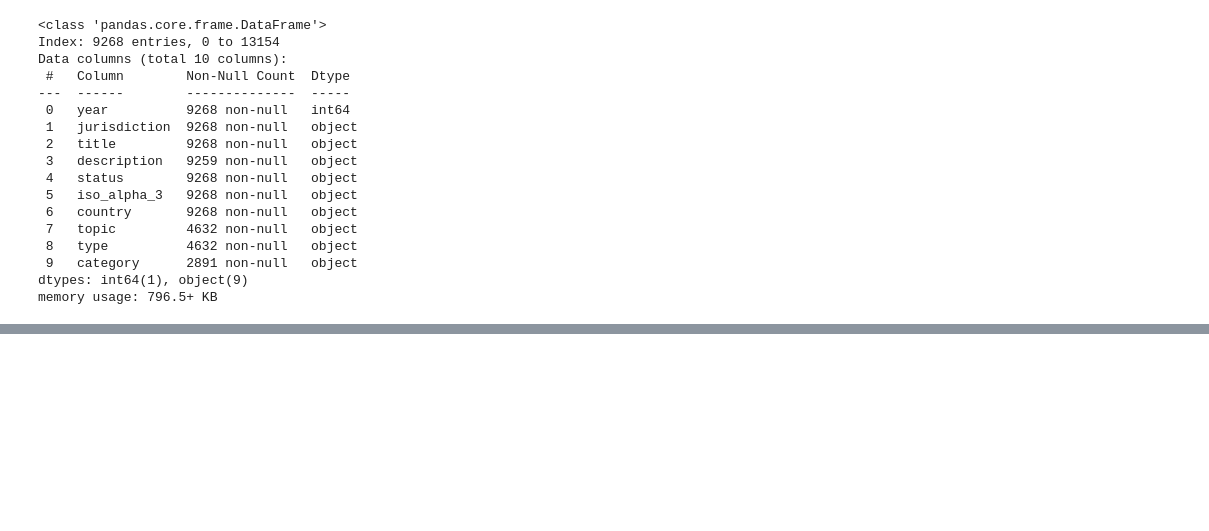
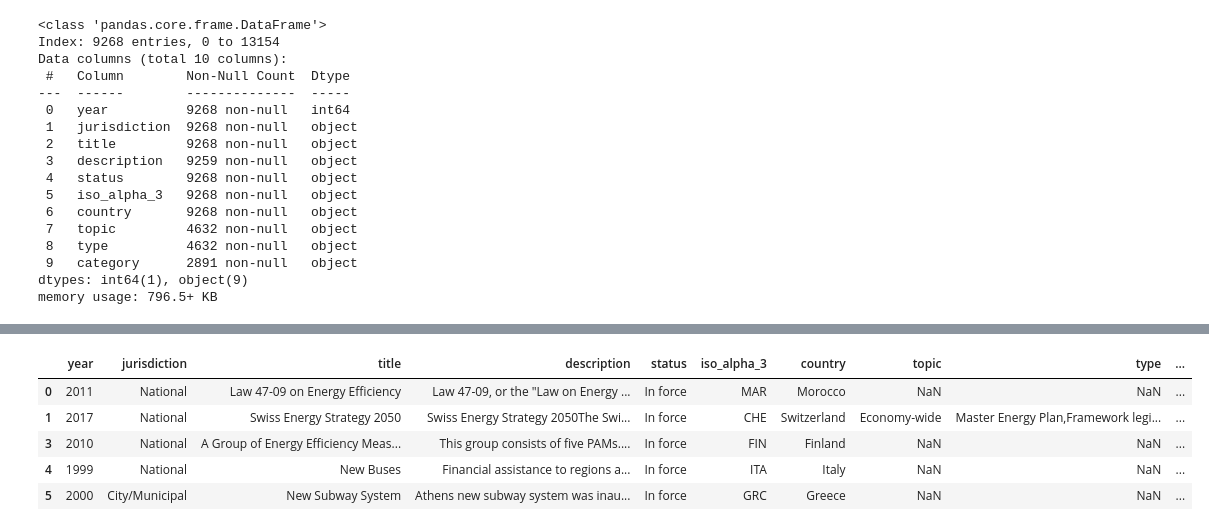
Before and after one commit to jroblar/ndc_evaluation, a Jupyter notebook: data_processing_scripts/iea_data_etl.ipynb, the cells around one changed output, grey strips where cells are left out. Saved outputs shown, nothing was run; the diff lists cells and outputs as text; code cells hidden in the pictures; blank space fills up the shorter version.

```diff
--- a/data_processing_scripts/iea_data_etl.ipynb
+++ b/data_processing_scripts/iea_data_etl.ipynb
@@ -329,2 +329,11 @@ array(['National', 'City/Municipal', 'State/Provincial', 'International',
 # %%
 IEA_policies_df.to_csv(os.path.join(processed_data_dir_path, 'IEA_policies_clean.csv'), index=False)
+# %%
+IEA_policies_df.head()
+# %% [output]
+|  | year | jurisdiction | title | description | status | iso_alpha_3 | country | topic | type | ... |
+| 0 | 2011 | National | Law 47-09 on Energy Efficiency | Law 47-09, or the "Law on Energy ... | In force | MAR | Morocco | NaN | NaN | ... |
+| 1 | 2017 | National | Swiss Energy Strategy 2050 | Swiss Energy Strategy 2050The Swi... | In force | CHE | Switzerland | Economy-wide | Master Energy Plan,Framework legi... | ... |
+| 3 | 2010 | National | A Group of Energy Efficiency Meas... | This group consists of five PAMs.... | In force | FIN | Finland | NaN | NaN | ... |
+| 4 | 1999 | National | New Buses | Financial assistance to regions a... | In force | ITA | Italy | NaN | NaN | ... |
+| 5 | 2000 | City/Municipal | New Subway System | Athens new subway system was inau... | In force | GRC | Greece | NaN | NaN | ... |
```
Also changed, not shown: parts of 10 cells of this notebook, 12 other files.
